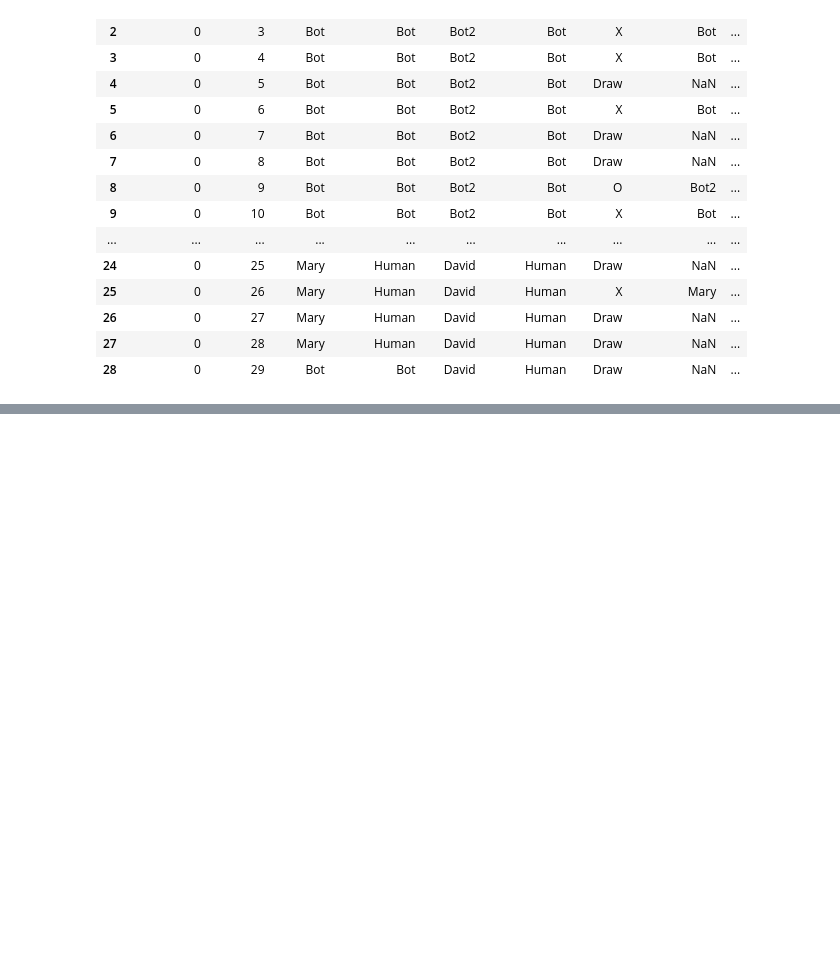
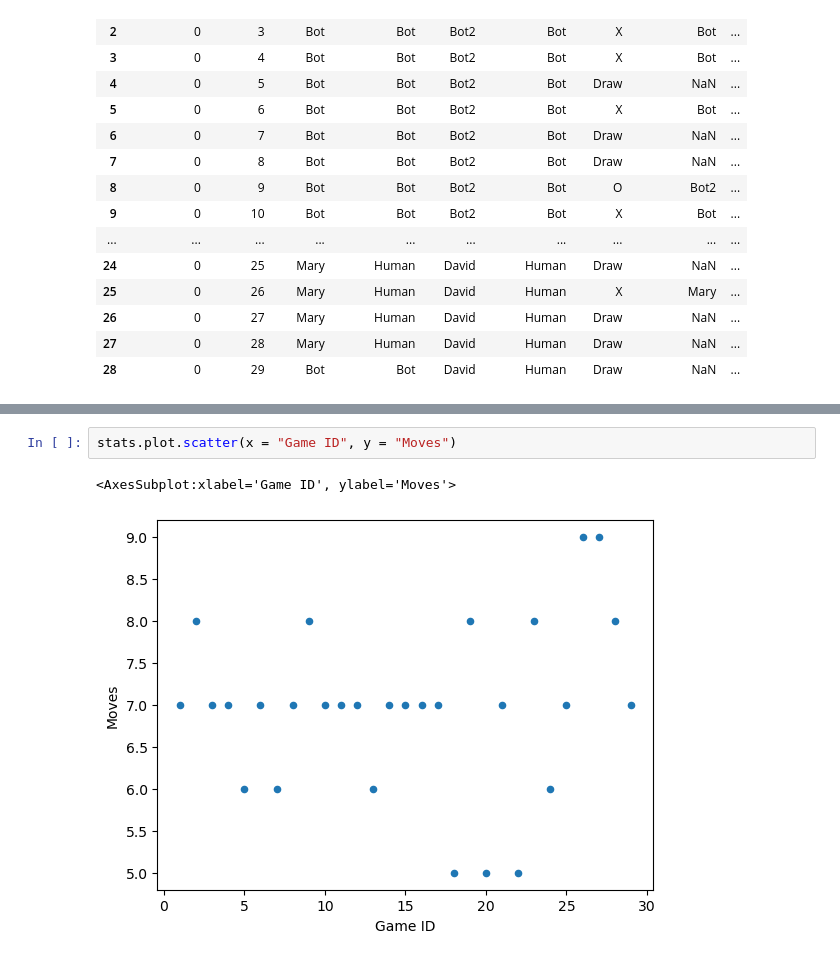
Before and after one commit to yinli1225/ttt_Cli, a Jupyter notebook: stats.ipynb, the cells around one changed output, grey strips where cells are left out. Cells and saved outputs as stored; diff of their text form; blank space fills up the shorter version.

```diff
--- a/stats.ipynb
+++ b/stats.ipynb
@@ -175,0 +214,5 @@ stats[["Winner Name","Winner Type"]].groupby("Winner Type").count()
+# %%
+stats.plot.scatter(x = "Game ID", y = "Moves")
+# %% [output]
+<AxesSubplot:xlabel='Game ID', ylabel='Moves'>
+[figure, added]
```
Also changed, not shown: parts of 6 cells of this notebook.
